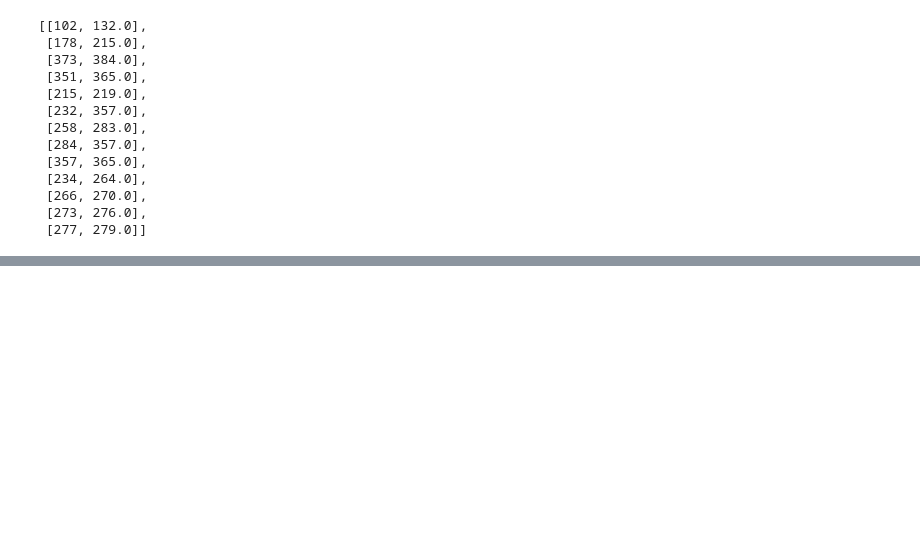
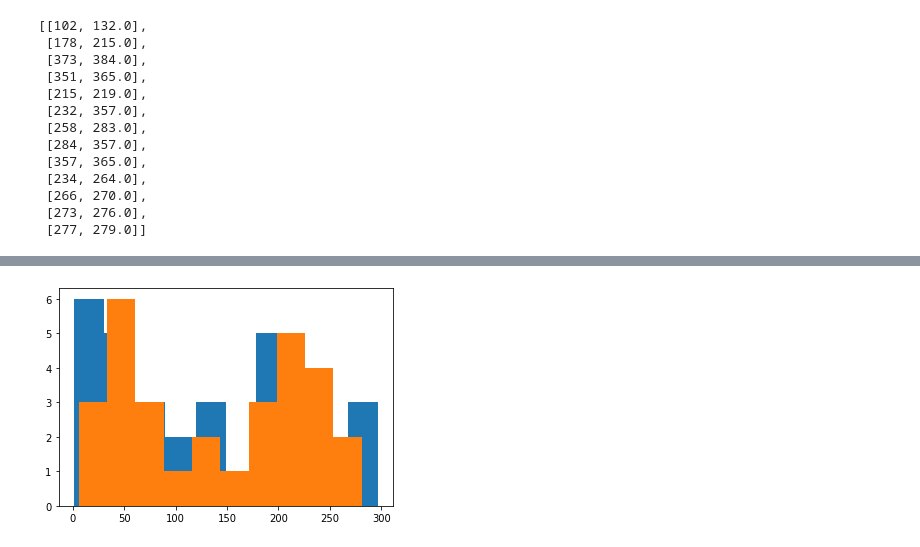
Before and after one commit to tairaeli/trident_uncertainty, a Jupyter notebook: testing_mods/SolAb/scripts/hist4.ipynb, the cells around one changed output, grey strips where cells are left out. Drawn from its saved outputs; the diff is of its cells as text; code cells hidden in the pictures; blank space fills up the shorter version.

```diff
--- a/testing_mods/SolAb/scripts/hist4.ipynb
+++ b/testing_mods/SolAb/scripts/hist4.ipynb
@@ -147,0 +226,6 @@ hist_plot(exab_df, 'col_dens')
+# %%
+x = np.random.randint(1, 300, size=(30, 2))
+for column in range(2):
+    plt.hist(x[:,column])
+# %% [output]
+[figure, added]
```
Also changed, not shown: parts of 13 cells of this notebook, 1 other file.
